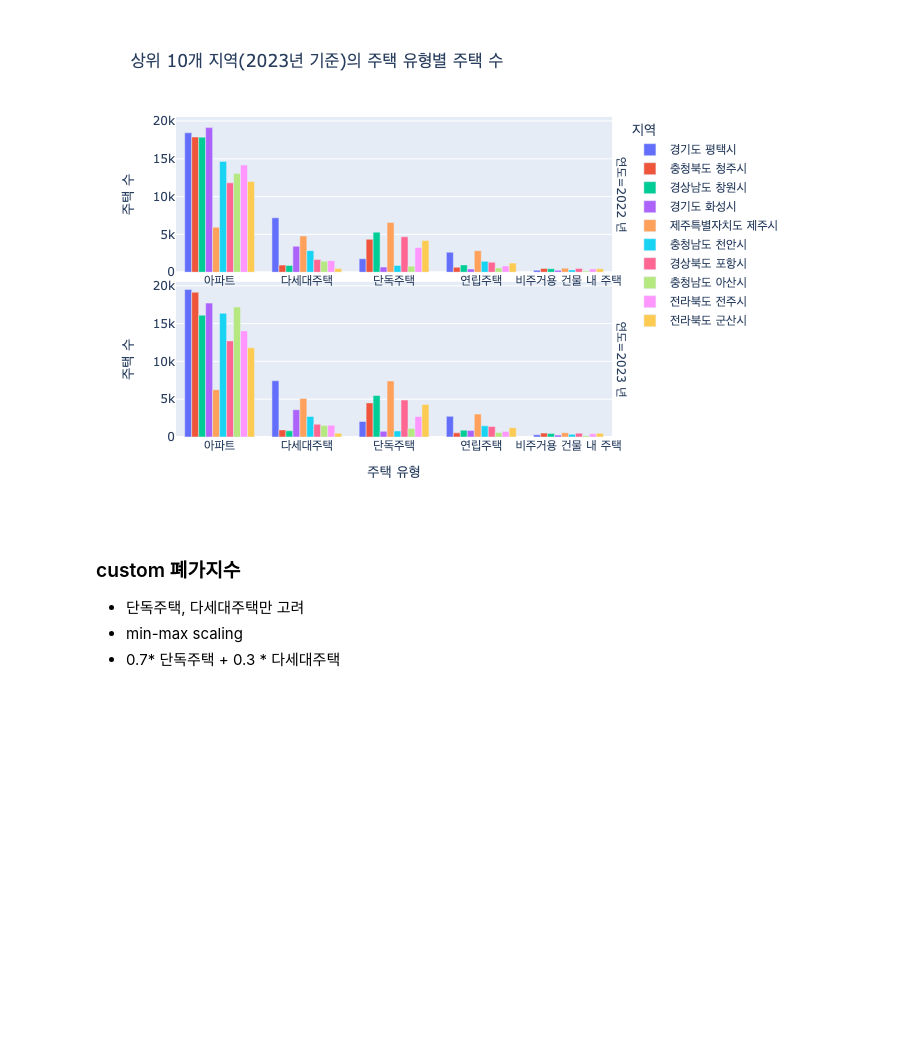
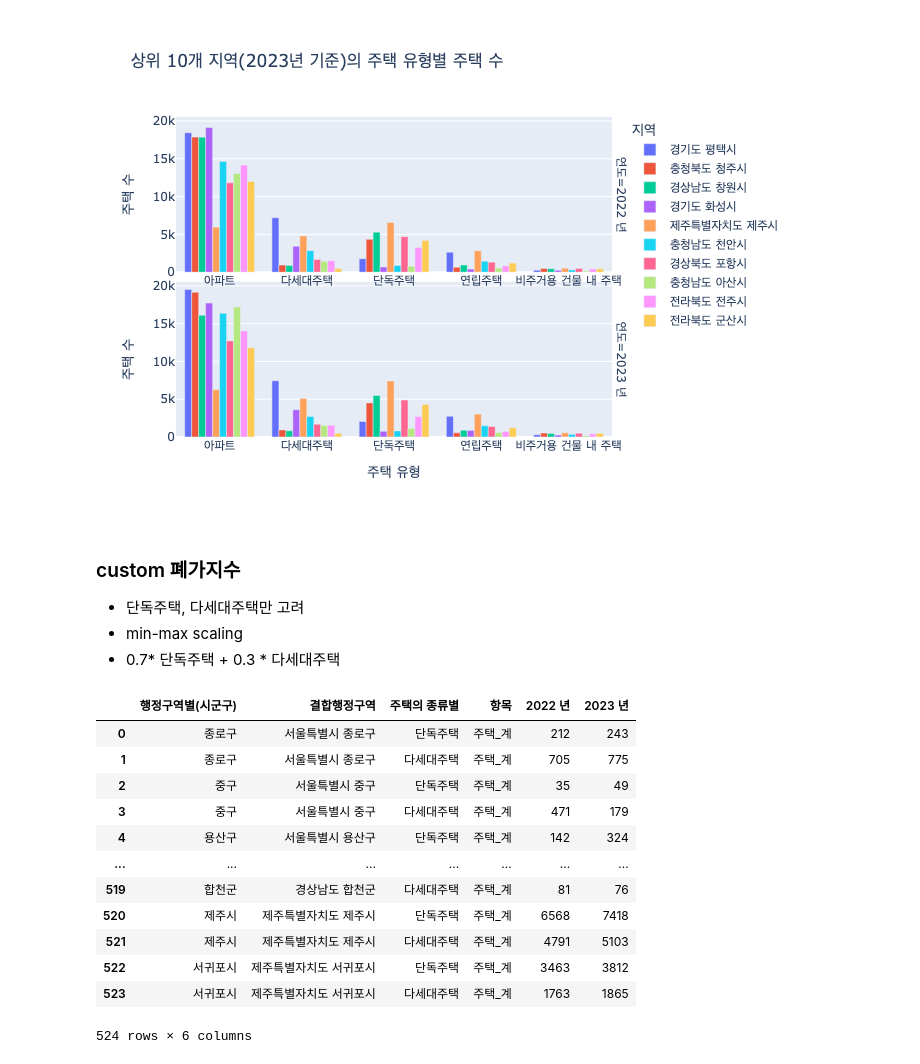
Before and after one commit to iju298/REFrame, a Jupyter notebook: notebooks/02_data_empty.ipynb, the cells around one changed output. Saved outputs shown, nothing was run; the diff lists cells and outputs as text; code cells hidden in the pictures; blank space fills up the shorter version.

```diff
--- a/notebooks/02_data_empty.ipynb
+++ b/notebooks/02_data_empty.ipynb
@@ -112,3 +112,24 @@ pio.show(fig, renderer="png")
 - 단독주택, 다세대주택만 고려
 - min-max scaling
 - 0.7* 단독주택 + 0.3 * 다세대주택
+# %%
+df = df[df['행정구역별(시군구)'] != df['결합행정구역']]
+df = df[df['주택의 종류별'].isin(['단독주택', '다세대주택'])].reset_index(drop=True)
+
+
+df.reset_index(drop=True, inplace=True)
+df
+# %% [output]
+|  | 행정구역별(시군구) | 결합행정구역 | 주택의 종류별 | 항목 | 2022 년 | 2023 년 |
+| 0 | 종로구 | 서울특별시 종로구 | 단독주택 | 주택_계 | 212 | 243 |
+| 1 | 종로구 | 서울특별시 종로구 | 다세대주택 | 주택_계 | 705 | 775 |
+| 2 | 중구 | 서울특별시 중구 | 단독주택 | 주택_계 | 35 | 49 |
+| 3 | 중구 | 서울특별시 중구 | 다세대주택 | 주택_계 | 471 | 179 |
+| 4 | 용산구 | 서울특별시 용산구 | 단독주택 | 주택_계 | 142 | 324 |
+| ... | ... | ... | ... | ... | ... | ... |
+| 519 | 합천군 | 경상남도 합천군 | 다세대주택 | 주택_계 | 81 | 76 |
+| 520 | 제주시 | 제주특별자치도 제주시 | 단독주택 | 주택_계 | 6568 | 7418 |
+| 521 | 제주시 | 제주특별자치도 제주시 | 다세대주택 | 주택_계 | 4791 | 5103 |
+| 522 | 서귀포시 | 제주특별자치도 서귀포시 | 단독주택 | 주택_계 | 3463 | 3812 |
+| 523 | 서귀포시 | 제주특별자치도 서귀포시 | 다세대주택 | 주택_계 | 1763 | 1865 |
+524 rows × 6 columns
```
Also changed, not shown: parts of 3 cells of this notebook.
